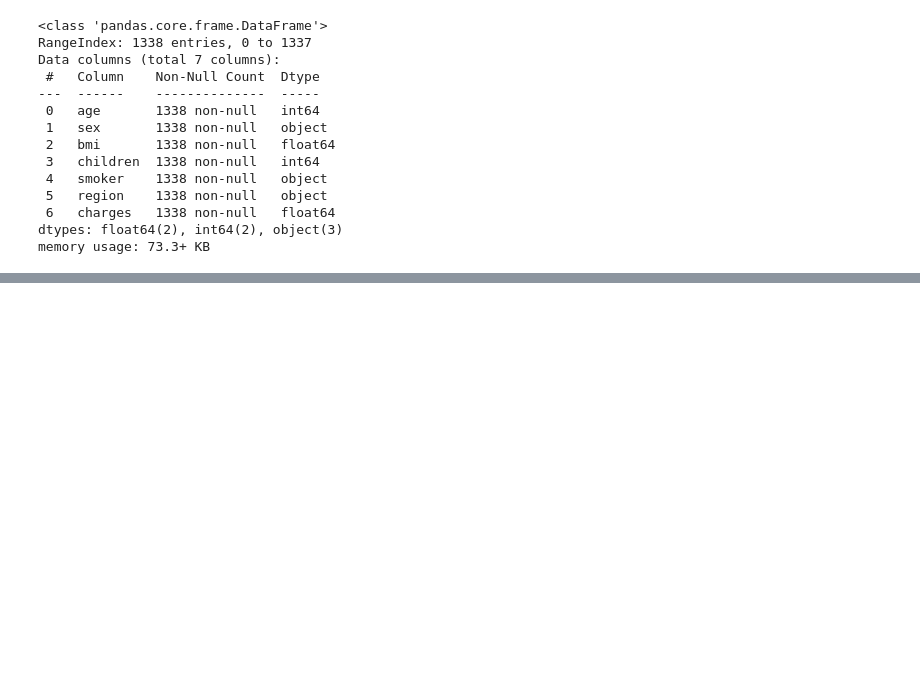
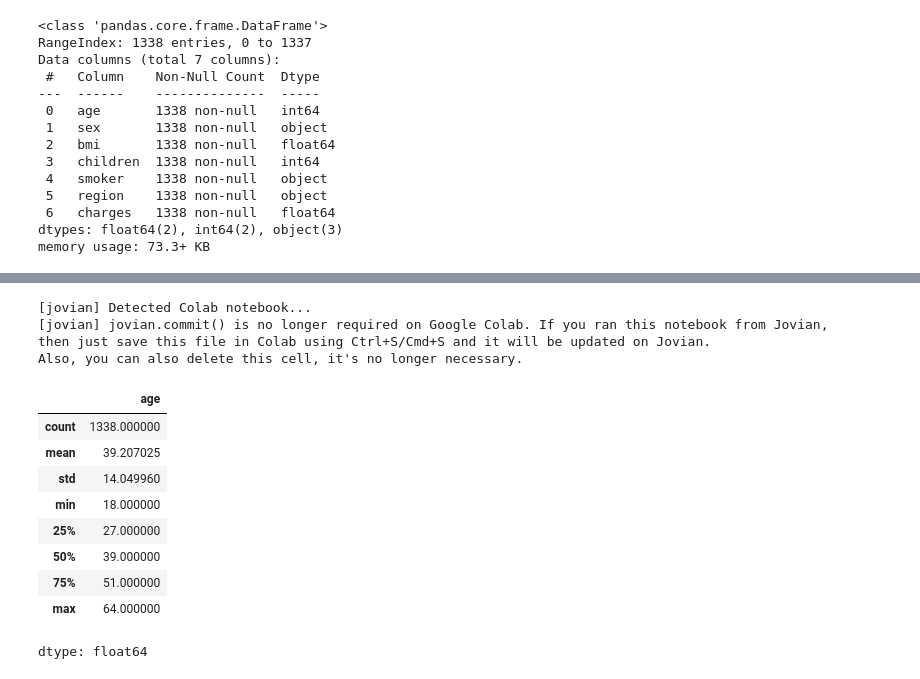
Before and after one commit to abolfazlshahsavaryyy/sklearn, a Jupyter notebook: sklearn.ipynb, the cells around one changed output, grey strips where cells are left out. Cells and saved outputs as stored; diff of their text form; code cells hidden in the pictures; blank space fills up the shorter version.

```diff
--- a/sklearn.ipynb
+++ b/sklearn.ipynb
@@ -85,0 +62,7 @@ import matplotlib.pyplot as plt
+# %%
+jovian.commit()
+# %% [output]
+[jovian] Detected Colab notebook...
+[jovian] jovian.commit() is no longer required on Google Colab. If you ran this notebook from Jovian,
+then just save this file in Colab using Ctrl+S/Cmd+S and it will be updated on Jovian.
+Also, you can also delete this cell, it's no longer necessary.
@@ -85,0 +75,13 @@ import matplotlib.pyplot as plt
+# %%
+mdf.age.describe()
+# %% [output]
+|  | age |
+| count | 1338.000000 |
+| mean | 39.207025 |
+| std | 14.049960 |
+| min | 18.000000 |
+| 25% | 27.000000 |
+| 50% | 39.000000 |
+| 75% | 51.000000 |
+| max | 64.000000 |
+dtype: float64
```
Also changed, not shown: parts of 9 cells of this notebook.
